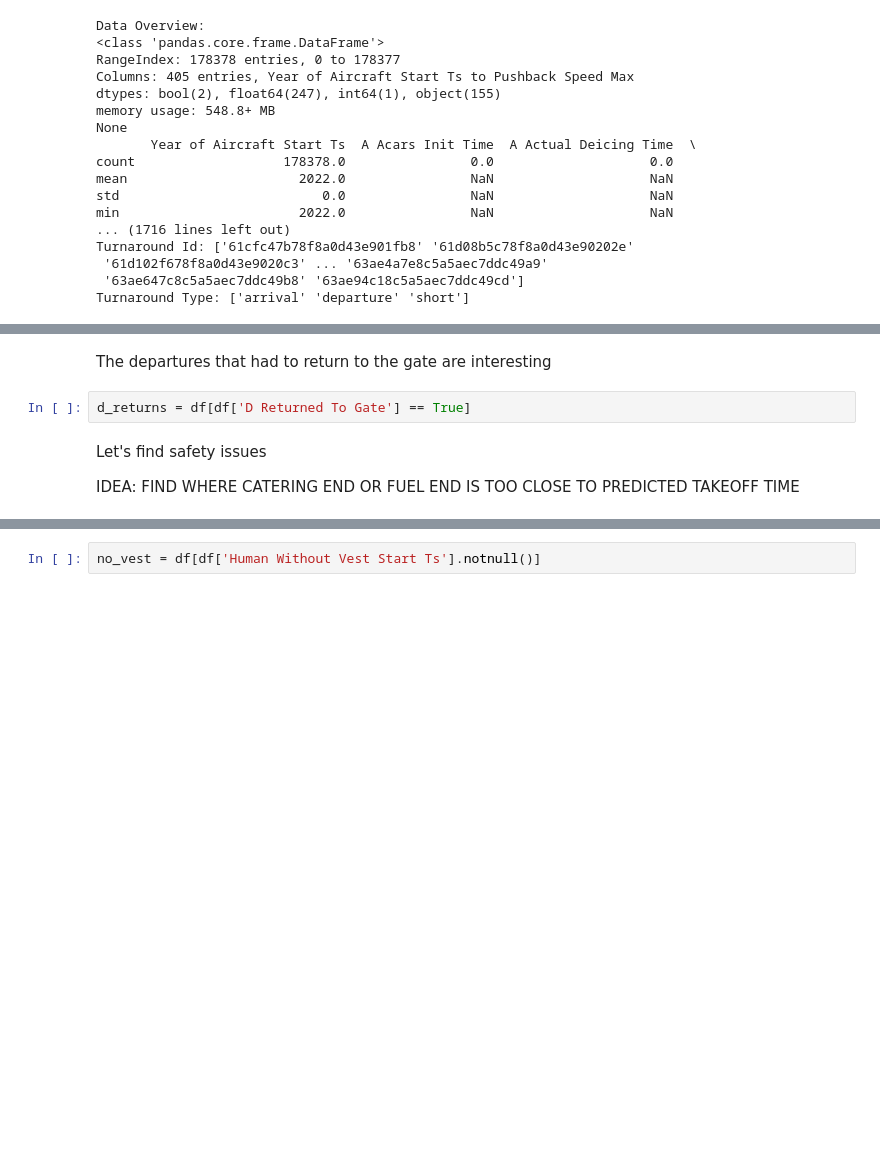
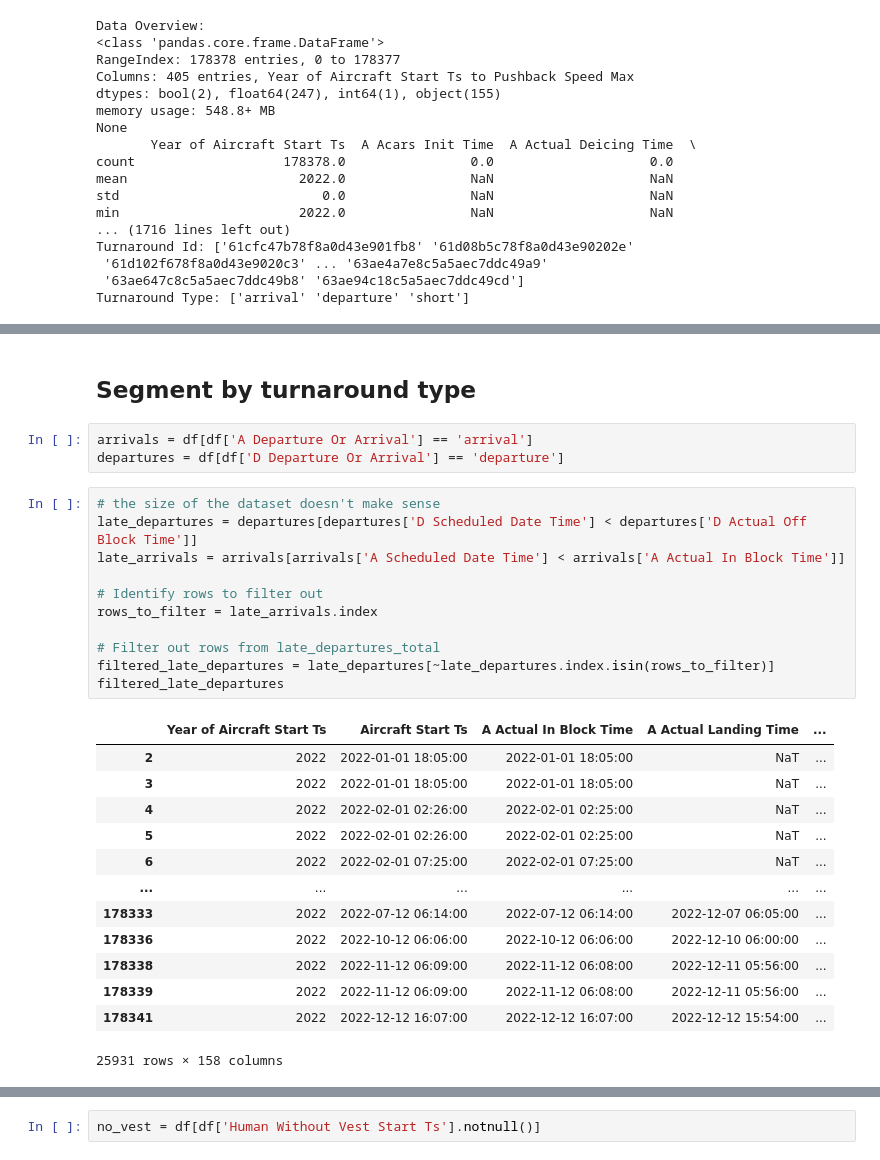
Before and after one commit to jennamorabito/assaia_case, a Jupyter notebook: eda.ipynb, the cells around one changed output, grey strips where cells are left out. Drawn from its saved outputs; the diff is of its cells as text; blank space fills up the shorter version.

```diff
--- a/eda.ipynb
+++ b/eda.ipynb
@@ -76,8 +95,30 @@ Pairwise Relationships:
-# %% [markdown]
-The departures that had to return to the gate are interesting
-# %%
-d_returns = df[df['D Returned To Gate'] == True]
-# %% [markdown]
-Let's find safety issues
-
- IDEA: FIND WHERE CATERING END OR FUEL END IS TOO CLOSE TO PREDICTED TAKEOFF TIME
+# %% [markdown]
+## Segment by turnaround type
+# %%
+arrivals = df[df['A Departure Or Arrival'] == 'arrival']
+departures = df[df['D Departure Or Arrival'] == 'departure']
+# %%
+# the size of the dataset doesn't make sense
+late_departures = departures[departures['D Scheduled Date Time'] < departures['D Actual Off Block Time']]
+late_arrivals = arrivals[arrivals['A Scheduled Date Time'] < arrivals['A Actual In Block Time']]
+
+# Identify rows to filter out
+rows_to_filter = late_arrivals.index
+
+# Filter out rows from late_departures_total
+filtered_late_departures = late_departures[~late_departures.index.isin(rows_to_filter)]
+filtered_late_departures
+# %% [output]
+|  | Year of Aircraft Start Ts | Aircraft Start Ts | A Actual In Block Time | A Actual Landing Time | ... |
+| 2 | 2022 | 2022-01-01 18:05:00 | 2022-01-01 18:05:00 | NaT | ... |
+| 3 | 2022 | 2022-01-01 18:05:00 | 2022-01-01 18:05:00 | NaT | ... |
+| 4 | 2022 | 2022-02-01 02:26:00 | 2022-02-01 02:25:00 | NaT | ... |
+| 5 | 2022 | 2022-02-01 02:26:00 | 2022-02-01 02:25:00 | NaT | ... |
+| 6 | 2022 | 2022-02-01 07:25:00 | 2022-02-01 07:25:00 | NaT | ... |
+| ... | ... | ... | ... | ... | ... |
+| 178333 | 2022 | 2022-07-12 06:14:00 | 2022-07-12 06:14:00 | 2022-12-07 06:05:00 | ... |
+| 178336 | 2022 | 2022-10-12 06:06:00 | 2022-10-12 06:06:00 | 2022-12-10 06:00:00 | ... |
+| 178338 | 2022 | 2022-11-12 06:09:00 | 2022-11-12 06:08:00 | 2022-12-11 05:56:00 | ... |
+| 178339 | 2022 | 2022-11-12 06:09:00 | 2022-11-12 06:08:00 | 2022-12-11 05:56:00 | ... |
+| 178341 | 2022 | 2022-12-12 16:07:00 | 2022-12-12 16:07:00 | 2022-12-12 15:54:00 | ... |
+25931 rows × 158 columns
```
Also changed, not shown: parts of 24 cells of this notebook, 1 other file.
